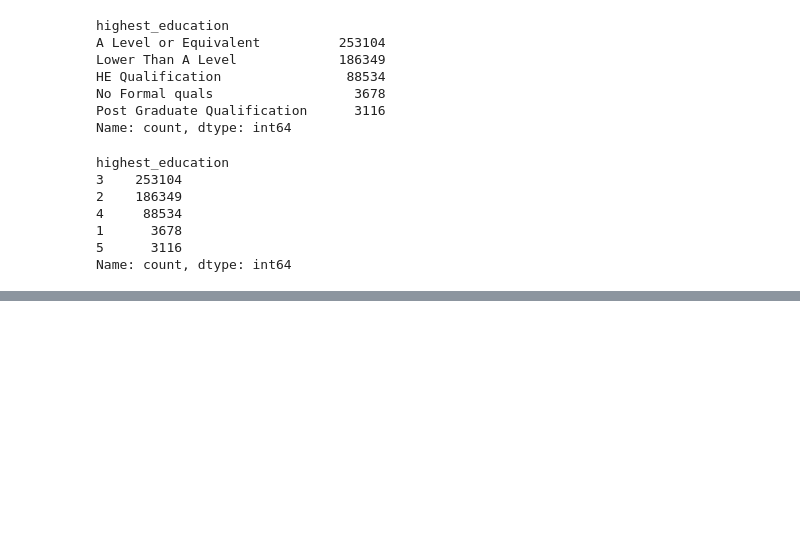
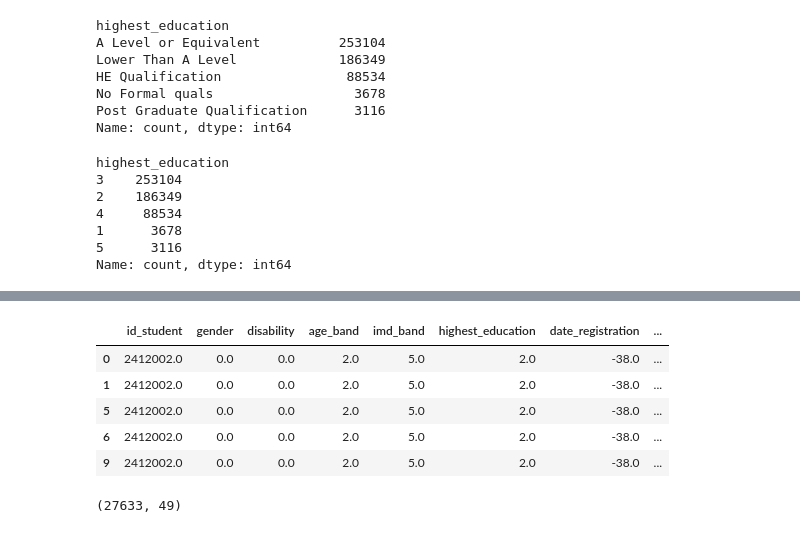
Before and after one commit to jpjavier23/capstone_2_preprocessing, a Jupyter notebook: capstone_2_preprocessing.ipynb, the cells around one changed output, grey strips where cells are left out. Cells and saved outputs as stored; diff of their text form; code cells hidden in the pictures; blank space fills up the shorter version.

```diff
--- a/capstone_2_preprocessing.ipynb
+++ b/capstone_2_preprocessing.ipynb
@@ -963,0 +320,33 @@ plt.show()
+# %%
+df11 = df10.copy()
+df11['age_band'].replace({'0-35': 1, '35-55': 2, '55<=': 3}, inplace = True)
+# %%
+df11['imd_band'].replace({'50-60%': 5,
+                          '10-20%': 1,
+                          '40-50%': 4,
+                          '60-70%': 6,
+                          '90-100%': 9,
+                          '30-40%': 3,
+                          '70-80%': 7,
+                          '20-30%': 2,
+                          '0-10%': 0,
+                          '80-90%': 8},
+                         inplace = True
+                        )
+# %%
+ohe = OneHotEncoder()
+ohe_cols = ohe.fit_transform(df11[['region', 'activity_type']])
+feat_names = ohe.get_feature_names_out(['region', 'activity_type'])
+ohe_df = pd.DataFrame(ohe_cols.toarray(), columns = feat_names)
+df12 = pd.concat([df11, ohe_df], axis = 1)
+df13 = df12.drop(columns = ['region', 'activity_type'])
+# %%
+df14 = df13.dropna()
+df14.head()
+# %% [output]
+|  | id_student | gender | disability | age_band | imd_band | highest_education | date_registration | ... |
+| 0 | 2412002.0 | 0.0 | 0.0 | 2.0 | 5.0 | 2.0 | -38.0 | ... |
+| 1 | 2412002.0 | 0.0 | 0.0 | 2.0 | 5.0 | 2.0 | -38.0 | ... |
+| 5 | 2412002.0 | 0.0 | 0.0 | 2.0 | 5.0 | 2.0 | -38.0 | ... |
+| 6 | 2412002.0 | 0.0 | 0.0 | 2.0 | 5.0 | 2.0 | -38.0 | ... |
+| 9 | 2412002.0 | 0.0 | 0.0 | 2.0 | 5.0 | 2.0 | -38.0 | ... |
@@ -963,0 +371,5 @@ plt.show()
+# %%
+df = df15.reset_index(drop = True)
+df.shape
+# %% [output]
+(27633, 49)
```
Also changed, not shown: parts of 100 cells of this notebook.
